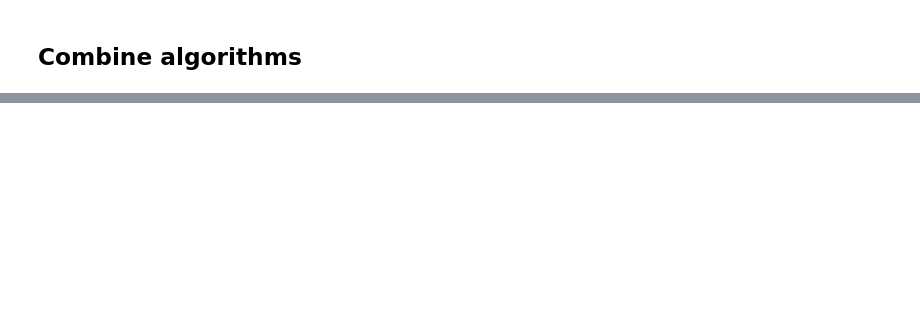
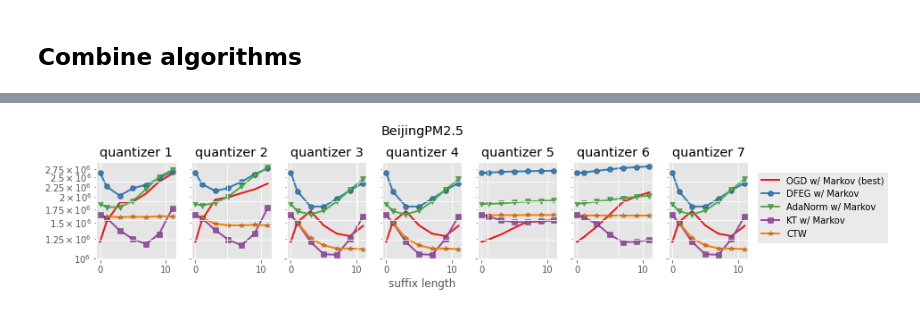
Before and after one commit to jongharyu/olo-with-side-information, a Jupyter notebook: notebooks/linear_regression_beijing.ipynb, the cells around one changed output, grey strips where cells are left out. Saved outputs shown, nothing was run; the diff lists cells and outputs as text; code cells hidden in the pictures; blank space fills up the shorter version.

```diff
--- a/notebooks/linear_regression_beijing.ipynb
+++ b/notebooks/linear_regression_beijing.ipynb
@@ -312,0 +285,54 @@ plt.yscale('log')
+# %%
+fig, ax = plt.subplots(nrows=1,
+                       ncols=dim,
+                       figsize=(14, 2),
+                       sharey='all')
+lines = []
+for i in range(dim):
+    ax[i].set_prop_cycle('color',[plt.cm.Set1(k) for k in np.linspace(0, 1, 9)])
+    l1 = ax[i].plot(depths_markov, [np.min([ogds[i][depth][lr_scale].cum_loss for lr_scale in lr_scales]) for depth in depths_markov],
+                    marker=markers[0])[0]
+    l2 = ax[i].plot(depths_markov,
+                    [dfeg_markovs[i][depth].cum_loss for depth in depths_markov],
+                    marker=markers[1])[0]
+    l3 = ax[i].plot(depths_markov,
+                    [adanorm_markovs[i][depth].cum_loss for depth in depths_markov],
+                    marker=markers[2])[0]
+    l4 = ax[i].plot(depths_markov,
+                    [kt_markovs[i][depth].cum_loss for depth in depths_markov],
+                    marker=markers[3])[0]
+    # l5 = ax[i].axhline(coin_hint[i].cum_loss,
+    #                    marker=markers[4])
+    l6 = ax[i].plot(max_depths_ctw,
+                    [ctws[i][max_depth].cum_loss for max_depth in max_depths_ctw],
+                    marker=markers[5])[0]
+    lines = [l1, l2, l3, l4,
+             # l5,
+             l6]
+    ax[i].set_title('quantizer {}'.format(i + 1))
+    ax[i].set_yscale('log')
+
+labels = ['OGD w/ Markov (best)',
+          'DFEG w/ Markov', 'AdaNorm w/ Markov',
+          'KT w/ Markov',
+          # 'KT w/ hint',
+          'CTW']
+fig.legend(
+    handles=lines,                # The line objects
+    labels=labels,        # The labels for each line
+    loc="center right",   # Position of legend
+    borderaxespad=0.1,    # Small spacing around legend box
+)
+fig.add_subplot(111, frameon=False)
+# hide tick and tick label of the big axis
+plt.subplots_adjust(right=0.85)
+plt.tick_params(labelcolor='none', which='both', top=False, bottom=False, left=False, right=False)
+plt.title('{}'.format(dataset.name), pad=30)
+plt.xlabel("suffix length")
+# plt.ylabel("cumulative loss", labelpad=20)
+plt.savefig('{}-statewise.pdf'.format(dataset.name),
+            pad_inches=0.2,
+            bbox_inches='tight',
+            transparent=False)
+# %% [output]
+[figure, added]
```
Also changed, not shown: parts of 33 cells of this notebook, 1 other file.
